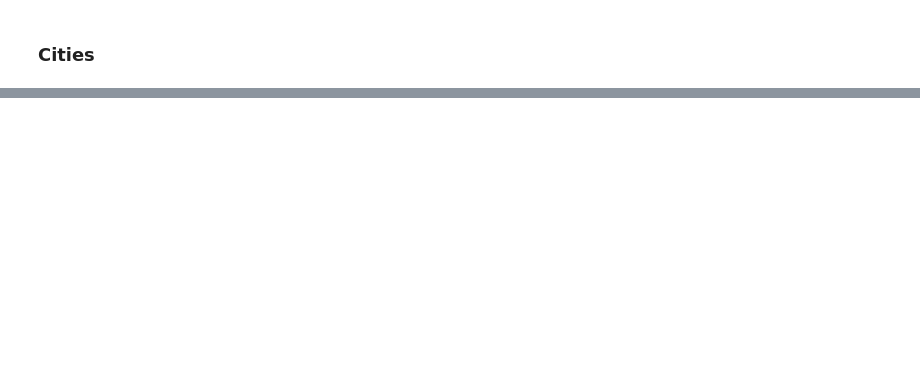
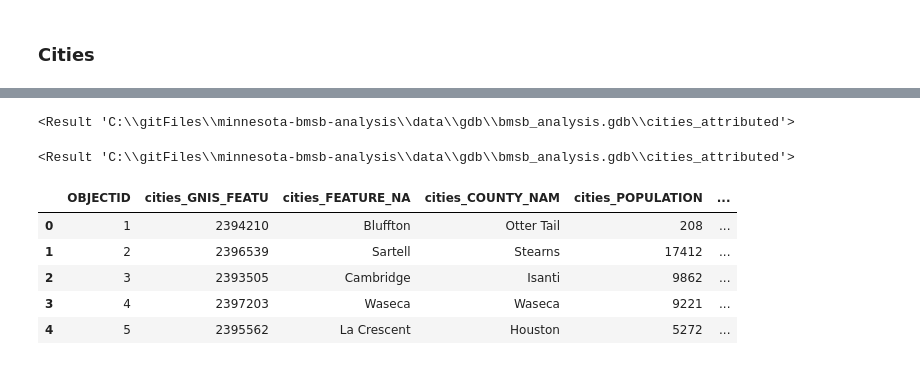
Before and after one commit to lukezaruba/minnesota-bmsb-analysis, a Jupyter notebook: notebooks/01-preprocessing.ipynb, the cells around one changed output, grey strips where cells are left out. Cells and saved outputs as stored; diff of their text form; code cells hidden in the pictures; blank space fills up the shorter version.

```diff
--- a/notebooks/01-preprocessing.ipynb
+++ b/notebooks/01-preprocessing.ipynb
@@ -81,0 +196,56 @@ arcpy.conversion.ExportFeatures(
+# %%
+# Join Aggregated Data back to Cities
+joined = arcpy.management.AddJoin(
+    os.path.join(full_gdb_path, "cities"),
+    "FEATURE_NA",
+    os.path.join(full_gdb_path, "agg_elevation"),
+    "FEATURE_NA"
+)
+
+joined = arcpy.management.AddJoin(
+    joined,
+    "FEATURE_NA",
+    os.path.join(full_gdb_path, "agg_weather"),
+    "FEATURE_NA"
+)
+
+joined = arcpy.management.AddJoin(
+    joined,
+    "FEATURE_NA",
+    os.path.join(full_gdb_path, "agg_observations"),
+    "FEATURE_NA"
+)
+
+joined = arcpy.management.AddJoin(
+    joined,
+    "FEATURE_NA",
+    os.path.join(full_gdb_path, "agg_landcover"),
+    "LABEL"
+)
+
+# Copy Joined FC
+arcpy.management.CopyFeatures(
+    joined,
+    os.path.join(full_gdb_path, "cities_attributed")
+)
+# %% [output]
+<Result 'C:\\gitFiles\\minnesota-bmsb-analysis\\data\\gdb\\bmsb_analysis.gdb\\cities_attributed'>
+# %%
+# Clean Up Joined Dataset
+arcpy.management.DeleteField(
+    os.path.join(full_gdb_path, "cities_attributed"),
+    "cities_GNIS_FEATU;cities_FEATURE_NA;cities_COUNTY_NAM;cities_POPULATION;cities_SHAPE_Leng;agg_elevation_RANGE;agg_elevation_MEAN;agg_elevation_STD;agg_elevation_MEDIAN;agg_weather_Join_Count;agg_weather_max_tmpf;agg_weather_min_tmpf;agg_weather_precip;agg_observations_Point_Count;agg_landcover_CLASS_1;agg_landcover_CLASS_2;agg_landcover_CLASS_3",
+    "KEEP_FIELDS"
+)
+# %% [output]
+<Result 'C:\\gitFiles\\minnesota-bmsb-analysis\\data\\gdb\\bmsb_analysis.gdb\\cities_attributed'>
+# %%
+# Display as SEDF
+pd.DataFrame.spatial.from_featureclass(os.path.join(full_gdb_path, "cities_attributed")).head()
+# %% [output]
+|  | OBJECTID | cities_GNIS_FEATU | cities_FEATURE_NA | cities_COUNTY_NAM | cities_POPULATION | ... |
+| 0 | 1 | 2394210 | Bluffton | Otter Tail | 208 | ... |
+| 1 | 2 | 2396539 | Sartell | Stearns | 17412 | ... |
+| 2 | 3 | 2393505 | Cambridge | Isanti | 9862 | ... |
+| 3 | 4 | 2397203 | Waseca | Waseca | 9221 | ... |
+| 4 | 5 | 2395562 | La Crescent | Houston | 5272 | ... |
```
Also changed, not shown: parts of 17 cells of this notebook, 3 other files.
